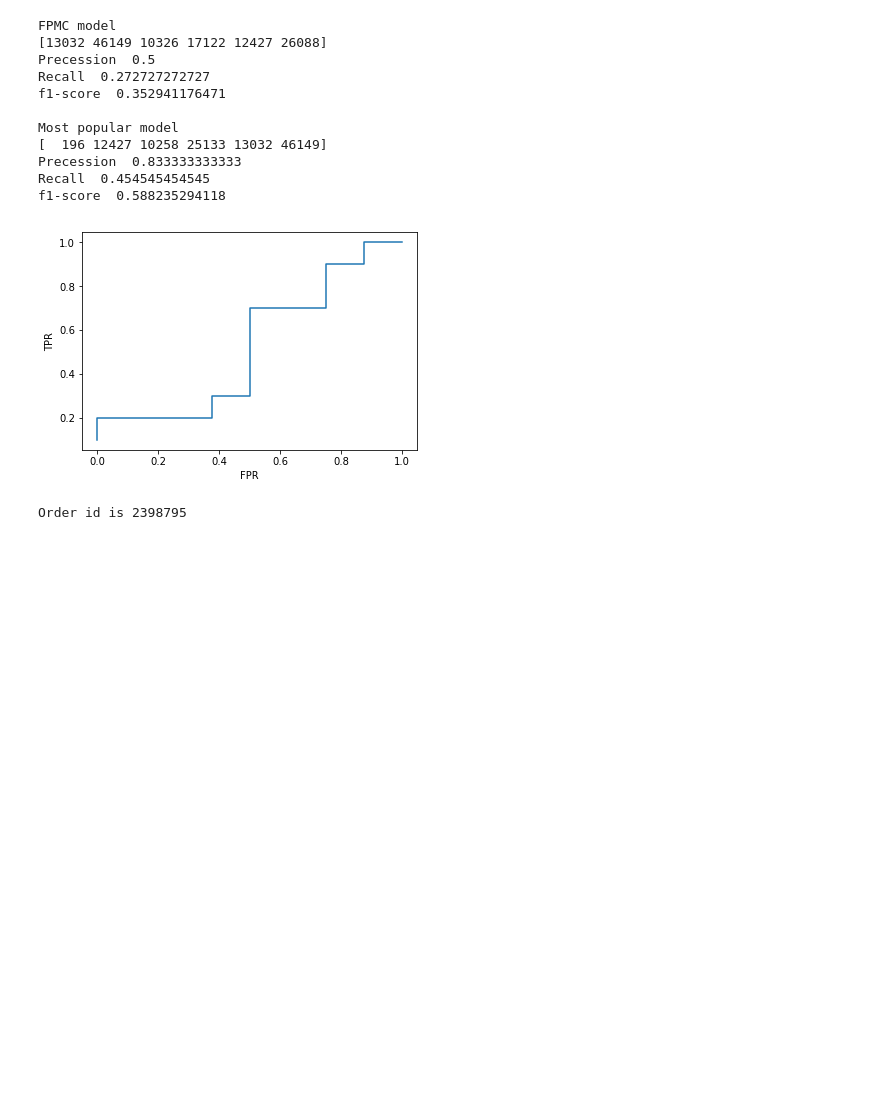
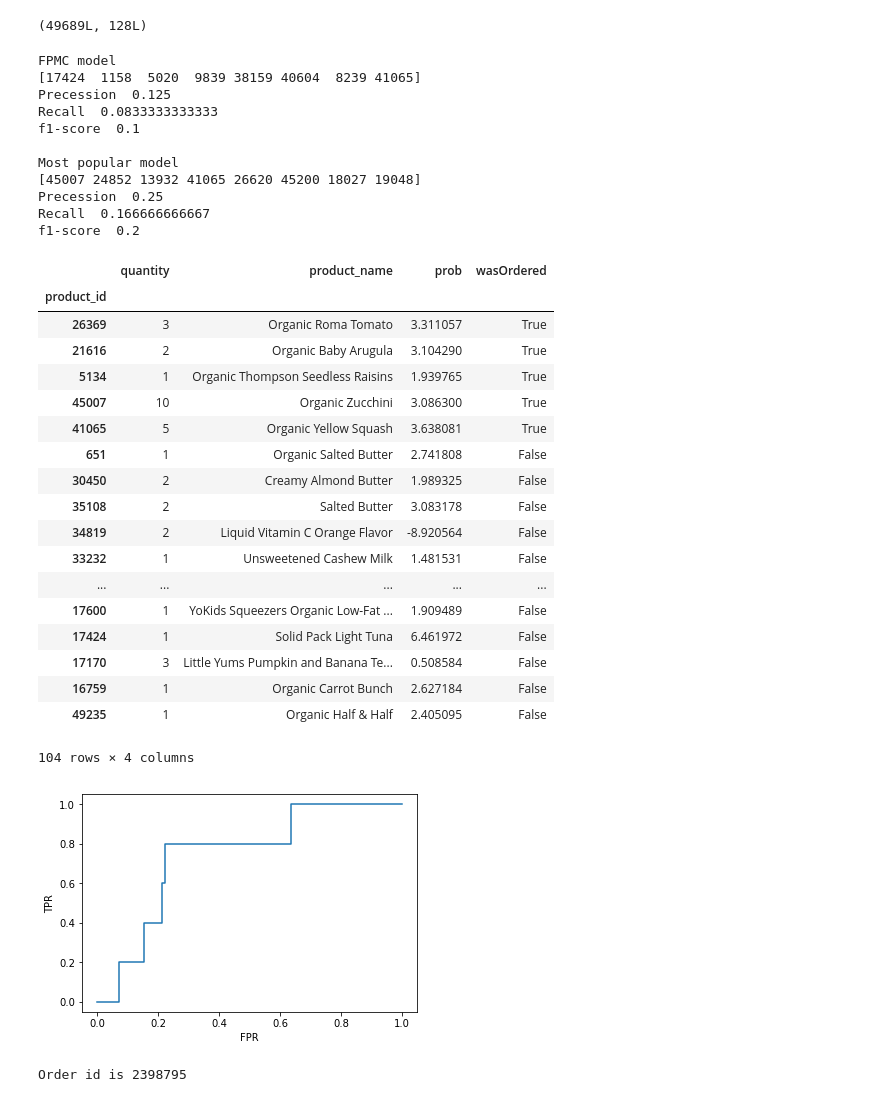
Before and after one commit to PhySci/instacart, a Jupyter notebook: FPMC/test FPMC.ipynb, the cells around one changed output. Saved outputs shown, nothing was run; the diff lists cells and outputs as text; code cells hidden in the pictures; blank space fills up the shorter version.

Commit message:
Teach FPMC model

```diff
--- a/FPMC/test FPMC.ipynb
+++ b/FPMC/test FPMC.ipynb
@@ -9,11 +9,13 @@ from sklearn.metrics import roc_curve
 
 %matplotlib inline
 # %%
-fName = 'fullModel-9June.pcl'
-userNumber = 206290 #- full set
-itemsNumber = 49688
-obj = FM(users=userNumber+1, items=itemsNumber+1, k=16)
+fName = 'fullModel-12June.pcl'
+obj = FM()
 obj.load(fName)
+# %%
+obj._VIL.shape
+# %% [output]
+(49689L, 128L)
 # %%
 # import products description
 products    =  pd.read_csv('../data/products.csv',index_col='product_id')
@@ -114,20 +116,40 @@ def testModel(tUser,verbose = False, addPrev = False):
     return [fullBasket, pr, recall, f1]
 # %%
 obj.load(fName)
-[b,p,r,f1] = testModel(1)
+[b,p,r,f1] = testModel(37)
+b
 # %% [output]
 FPMC model
-[13032 46149 10326 17122 12427 26088]
-Precession  0.5
-Recall  0.272727272727
-f1-score  0.352941176471
+[17424  1158  5020  9839 38159 40604  8239 41065]
+Precession  0.125
+Recall  0.0833333333333
+f1-score  0.1
 
 Most popular model
-[  196 12427 10258 25133 13032 46149]
-Precession  0.833333333333
-Recall  0.454545454545
-f1-score  0.588235294118
+[45007 24852 13932 41065 26620 45200 18027 19048]
+Precession  0.25
+Recall  0.166666666667
+f1-score  0.2
+|  | quantity | product_name | prob | wasOrdered |
+| product_id |  |  |  |  |
+| 26369 | 3 | Organic Roma Tomato | 3.311057 | True |
+| 21616 | 2 | Organic Baby Arugula | 3.104290 | True |
+| 5134 | 1 | Organic Thompson Seedless Raisins | 1.939765 | True |
+| 45007 | 10 | Organic Zucchini | 3.086300 | True |
+| 41065 | 5 | Organic Yellow Squash | 3.638081 | True |
+| 651 | 1 | Organic Salted Butter | 2.741808 | False |
+| 30450 | 2 | Creamy Almond Butter | 1.989325 | False |
+| 35108 | 2 | Salted Butter | 3.083178 | False |
+| 34819 | 2 | Liquid Vitamin C Orange Flavor | -8.920564 | False |
+| 33232 | 1 | Unsweetened Cashew Milk | 1.481531 | False |
+| ... | ... | ... | ... | ... |
+| 17600 | 1 | YoKids Squeezers Organic Low-Fat ... | 1.909489 | False |
+| 17424 | 1 | Solid Pack Light Tuna | 6.461972 | False |
+| 17170 | 3 | Little Yums Pumpkin and Banana Te... | 0.508584 | False |
+| 16759 | 1 | Organic Carrot Bunch | 2.627184 | False |
+| 49235 | 1 | Organic Half & Half | 2.405095 | False |
+104 rows × 4 columns
-[figure, old version]
+[figure, new version]
 # %%
 obj.load(fName)
 resFrame = testModel(1,addPrev=True,verbose = True)
```
Also changed, not shown: parts of 8 cells of this notebook, 8 other files.
